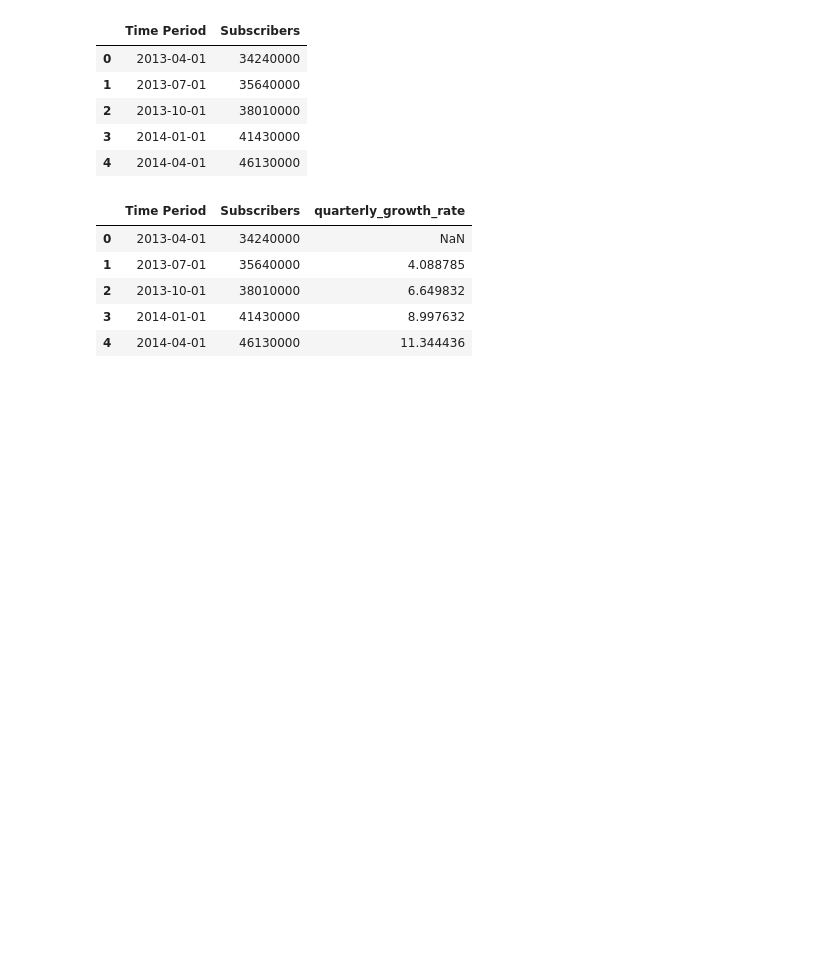
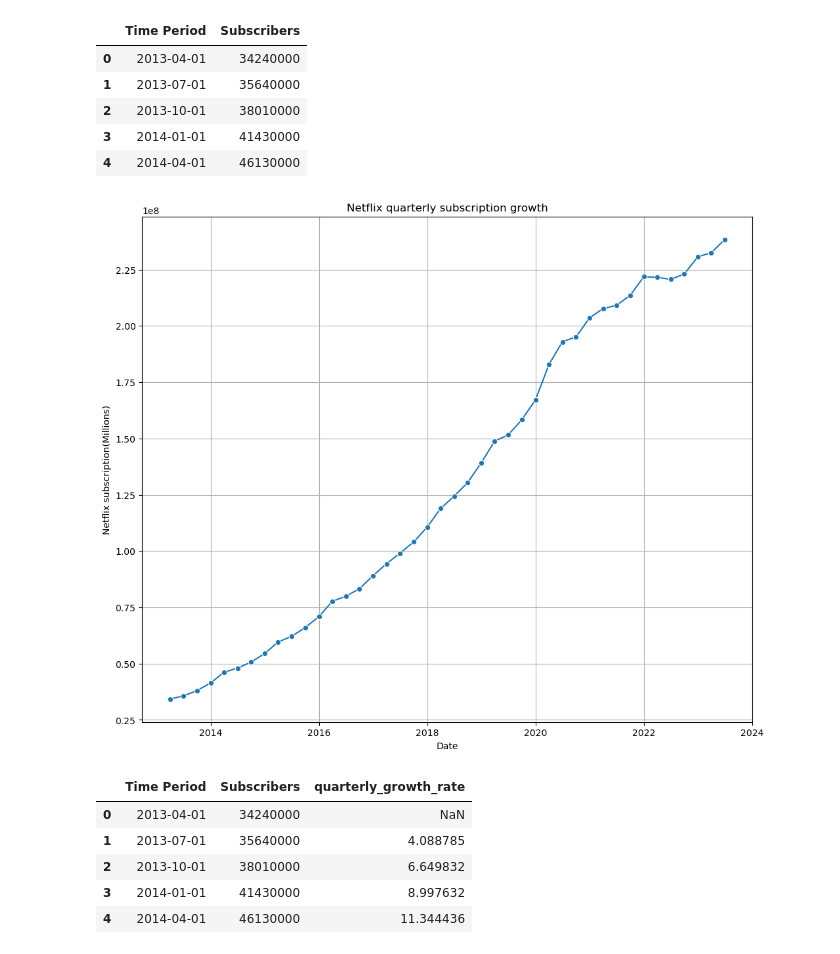
Before and after one commit to Kamuthuj/Netflix-customer-forecasting, a Jupyter notebook: netflix.ipynb, the cells around one changed output. Saved outputs shown, nothing was run; the diff lists cells and outputs as text; code cells hidden in the pictures; blank space fills up the shorter version.

```diff
--- a/netflix.ipynb
+++ b/netflix.ipynb
@@ -2,6 +2,8 @@
 import pandas as pd
 import numpy as np
 import matplotlib.pyplot as plt
+import seaborn as sns
+sns.set_style()
 import plotly.graph_objs as go
 import plotly.express as px
 import plotly.io as pio
@@ -49,11 +51,14 @@ data.head()
 # %%
 # Quarterly susbscription growth
 
-fig=go.Figure()
-
-fig.add_trace(go.Scatter(x=data["Time Period"],y=data["Subscribers"],mode="lines",name="Subscribers"))
-fig.update_layout(title="Netflix quaterly subscription growth",xaxis_title="Date",yaxis_title="Netflix subscription.")
-fig.show()
+plt.figure(figsize=(12,10))
+sns.lineplot(x=data["Time Period"],y=data["Subscribers"],marker="o")
+plt.title("Netflix quarterly subscription growth")
+plt.xlabel("Date")
+plt.ylabel("Netflix subscription(Millions)")
+plt.grid()
+# %% [output]
+[figure, added]
 # %%
 # Calculating quarterly growth rate
 
```
Also changed, not shown: parts of 4 cells of this notebook.
